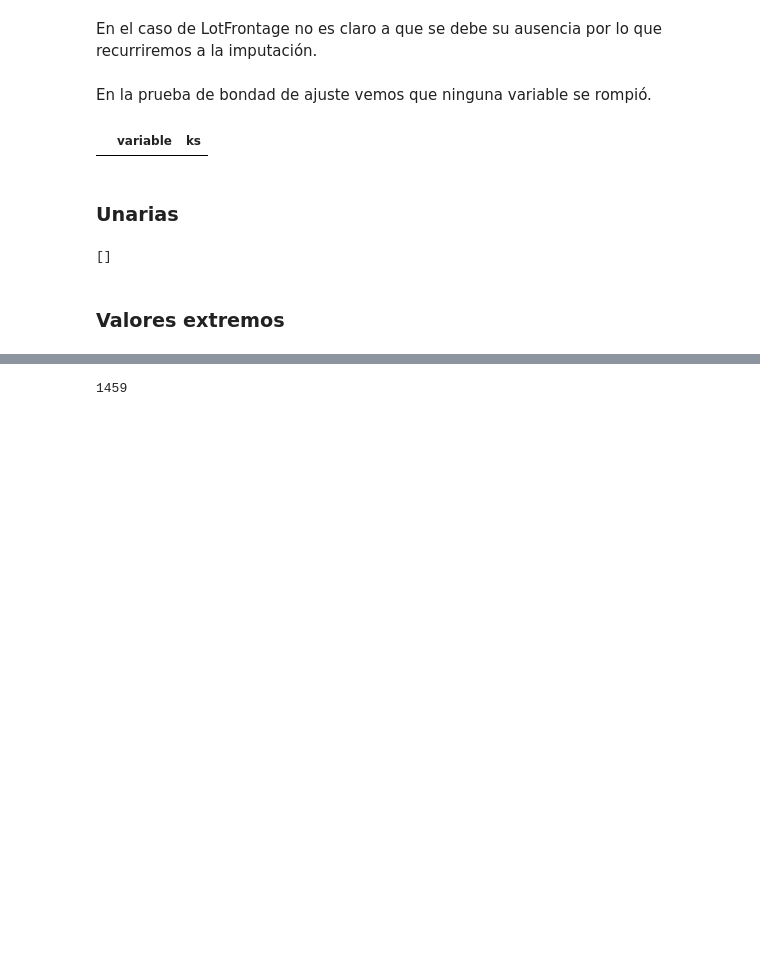
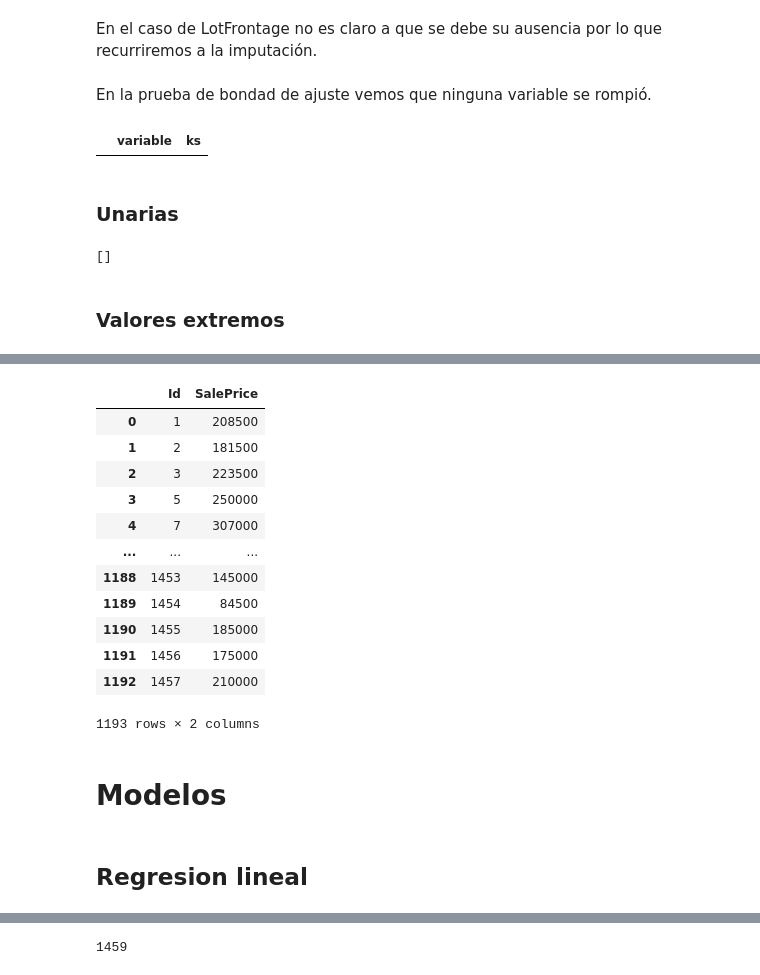
Before and after one commit to OsvaldoSan/Cuadernos_ML, a Jupyter notebook: Kaggle/home_prices/Housing Prices.ipynb, the cells around one changed output, grey strips where cells are left out. Saved outputs shown, nothing was run; the diff lists cells and outputs as text; code cells hidden in the pictures; blank space fills up the shorter version.

```diff
--- a/Kaggle/home_prices/Housing Prices.ipynb
+++ b/Kaggle/home_prices/Housing Prices.ipynb
@@ -257,0 +259,2 @@ Length: 338, dtype: int64
+# %%
+tad.drop(varo,axis=1,inplace=True)
@@ -257,0 +263,25 @@ Length: 338, dtype: int64
+# %%
+tad.drop(list(tad[tad['ext']==1].index),axis=0,inplace=True)
+tad=tad.reset_index(drop=True).copy()
+# %%
+tad.drop(['ext'],axis=1,inplace=True)
+# %%
+tad[[id_]+[tgt]]
+# %% [output]
+|  | Id | SalePrice |
+| 0 | 1 | 208500 |
+| 1 | 2 | 181500 |
+| 2 | 3 | 223500 |
+| 3 | 5 | 250000 |
+| 4 | 7 | 307000 |
+| ... | ... | ... |
+| 1188 | 1453 | 145000 |
+| 1189 | 1454 | 84500 |
+| 1190 | 1455 | 185000 |
+| 1191 | 1456 | 175000 |
+| 1192 | 1457 | 210000 |
+1193 rows × 2 columns
+# %% [markdown]
+# Modelos
+# %% [markdown]
+## Regresion lineal
```
Also changed, not shown: parts of 65 cells of this notebook, 1 other file.
